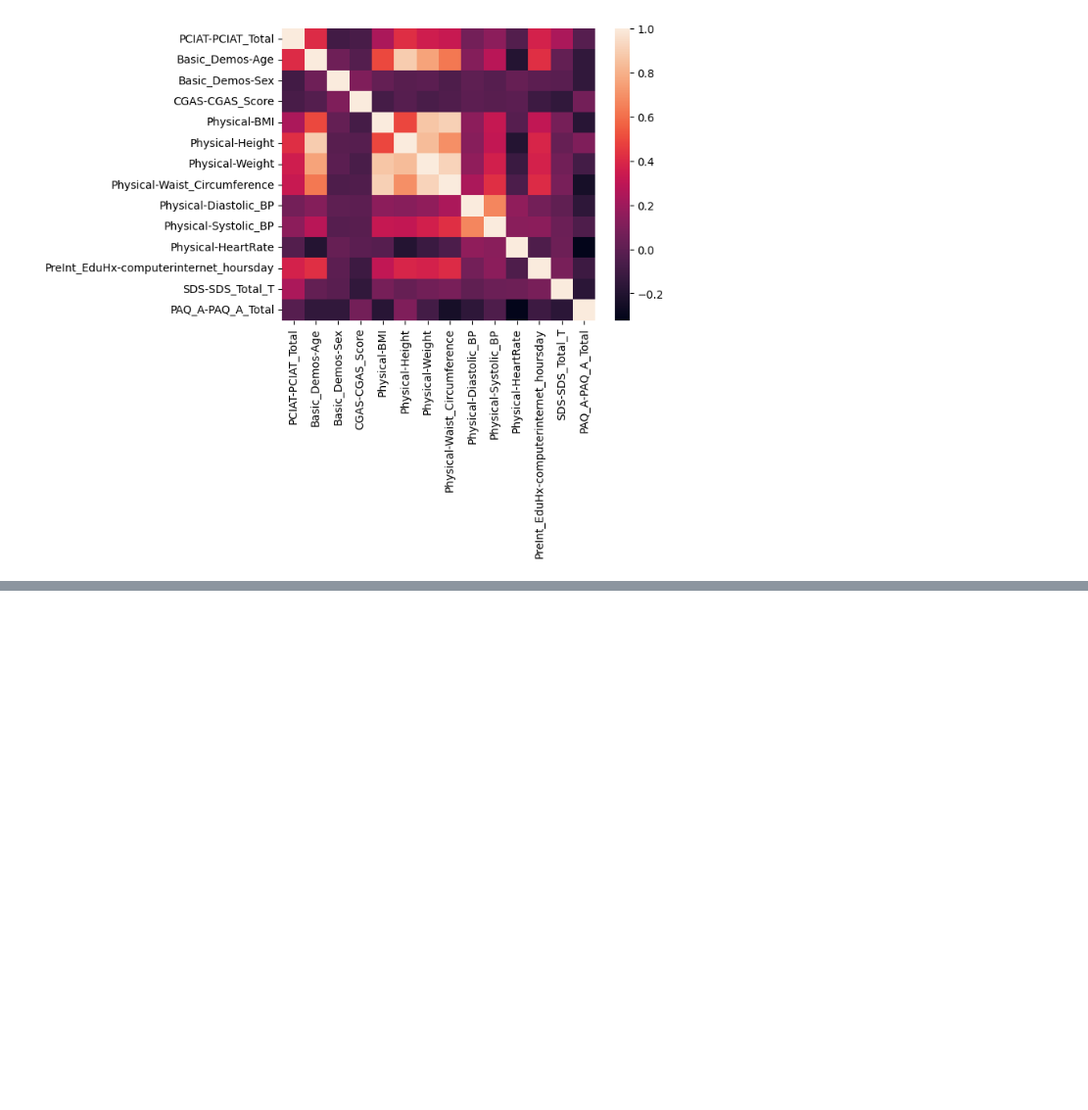
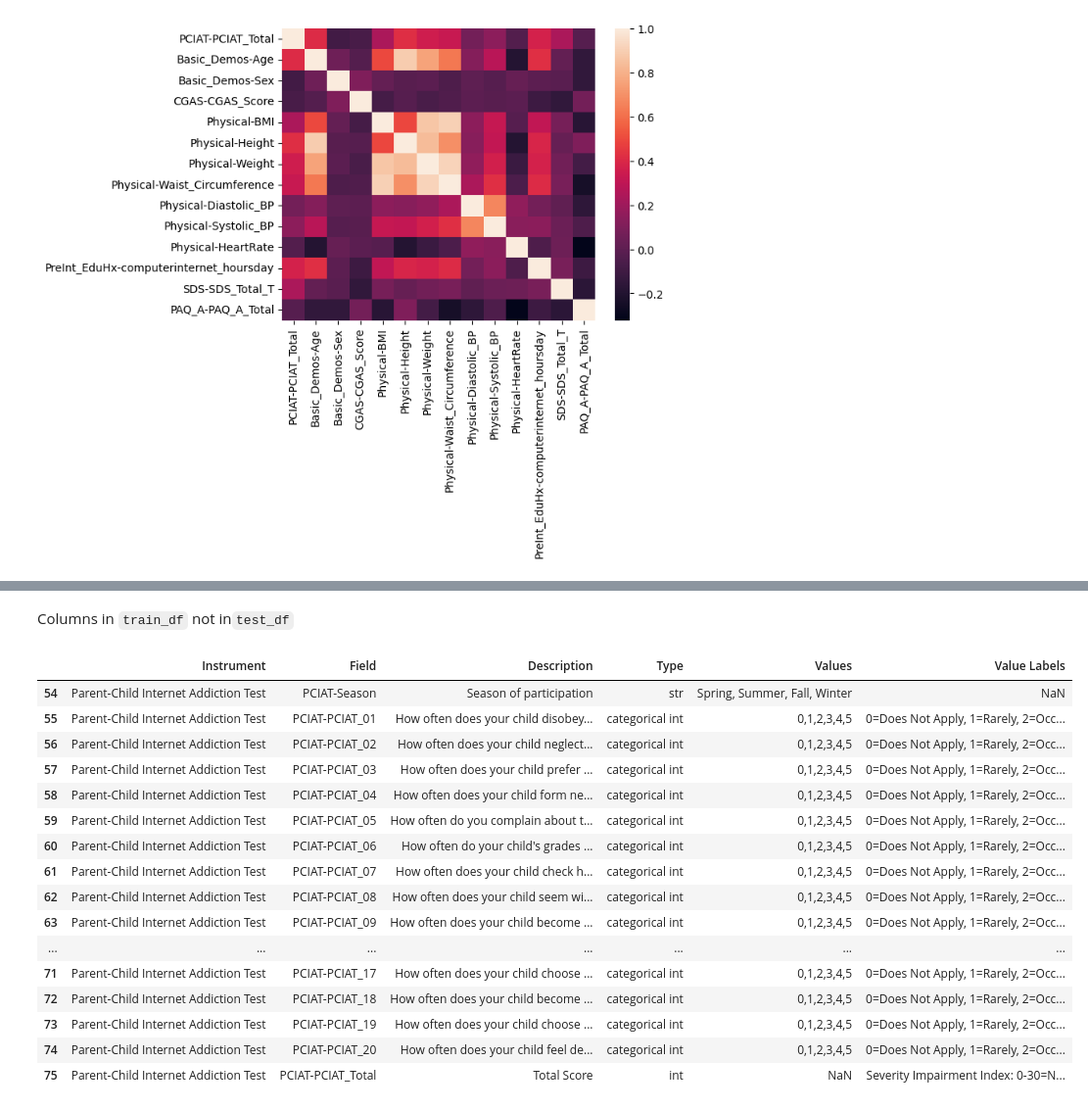
Before and after one commit to TarinPairor/kaggle-projects, a Jupyter notebook: Child_Mind_Institute.ipynb, the cells around one changed output, grey strips where cells are left out. Shown at 98% size. Drawn from its saved outputs; the diff is of its cells as text; code cells hidden in the pictures; blank space fills up the shorter version.

Commit message:
Kaggle Notebook | Child Mind Institute — Problematic Internet Use | Version 5

```diff
--- a/Child_Mind_Institute.ipynb
+++ b/Child_Mind_Institute.ipynb
@@ -121,0 +166,22 @@ sns.heatmap(corr_matrix)
+# %% [markdown]
+Columns in `train_df` not in`test_df`
+# %%
+data_dict[data_dict['Field'].isin(sorted(list(set(train_df.columns) - set(test_df.columns))))]
+# %% [output]
+|  | Instrument | Field | Description | Type | Values | Value Labels |
+| 54 | Parent-Child Internet Addiction Test | PCIAT-Season | Season of participation | str | Spring, Summer, Fall, Winter | NaN |
+| 55 | Parent-Child Internet Addiction Test | PCIAT-PCIAT_01 | How often does your child disobey... | categorical int | 0,1,2,3,4,5 | 0=Does Not Apply, 1=Rarely, 2=Occ... |
+| 56 | Parent-Child Internet Addiction Test | PCIAT-PCIAT_02 | How often does your child neglect... | categorical int | 0,1,2,3,4,5 | 0=Does Not Apply, 1=Rarely, 2=Occ... |
+| 57 | Parent-Child Internet Addiction Test | PCIAT-PCIAT_03 | How often does your child prefer ... | categorical int | 0,1,2,3,4,5 | 0=Does Not Apply, 1=Rarely, 2=Occ... |
+| 58 | Parent-Child Internet Addiction Test | PCIAT-PCIAT_04 | How often does your child form ne... | categorical int | 0,1,2,3,4,5 | 0=Does Not Apply, 1=Rarely, 2=Occ... |
+| 59 | Parent-Child Internet Addiction Test | PCIAT-PCIAT_05 | How often do you complain about t... | categorical int | 0,1,2,3,4,5 | 0=Does Not Apply, 1=Rarely, 2=Occ... |
+| 60 | Parent-Child Internet Addiction Test | PCIAT-PCIAT_06 | How often do your child's grades ... | categorical int | 0,1,2,3,4,5 | 0=Does Not Apply, 1=Rarely, 2=Occ... |
+| 61 | Parent-Child Internet Addiction Test | PCIAT-PCIAT_07 | How often does your child check h... | categorical int | 0,1,2,3,4,5 | 0=Does Not Apply, 1=Rarely, 2=Occ... |
+| 62 | Parent-Child Internet Addiction Test | PCIAT-PCIAT_08 | How often does your child seem wi... | categorical int | 0,1,2,3,4,5 | 0=Does Not Apply, 1=Rarely, 2=Occ... |
+| 63 | Parent-Child Internet Addiction Test | PCIAT-PCIAT_09 | How often does your child become ... | categorical int | 0,1,2,3,4,5 | 0=Does Not Apply, 1=Rarely, 2=Occ... |
+| ... | ... | ... | ... | ... | ... | ... |
+| 71 | Parent-Child Internet Addiction Test | PCIAT-PCIAT_17 | How often does your child choose ... | categorical int | 0,1,2,3,4,5 | 0=Does Not Apply, 1=Rarely, 2=Occ... |
+| 72 | Parent-Child Internet Addiction Test | PCIAT-PCIAT_18 | How often does your child become ... | categorical int | 0,1,2,3,4,5 | 0=Does Not Apply, 1=Rarely, 2=Occ... |
+| 73 | Parent-Child Internet Addiction Test | PCIAT-PCIAT_19 | How often does your child choose ... | categorical int | 0,1,2,3,4,5 | 0=Does Not Apply, 1=Rarely, 2=Occ... |
+| 74 | Parent-Child Internet Addiction Test | PCIAT-PCIAT_20 | How often does your child feel de... | categorical int | 0,1,2,3,4,5 | 0=Does Not Apply, 1=Rarely, 2=Occ... |
+| 75 | Parent-Child Internet Addiction Test | PCIAT-PCIAT_Total | Total Score | int | NaN | Severity Impairment Index: 0-30=N... |
```
Also changed, not shown: parts of 8 cells of this notebook.
